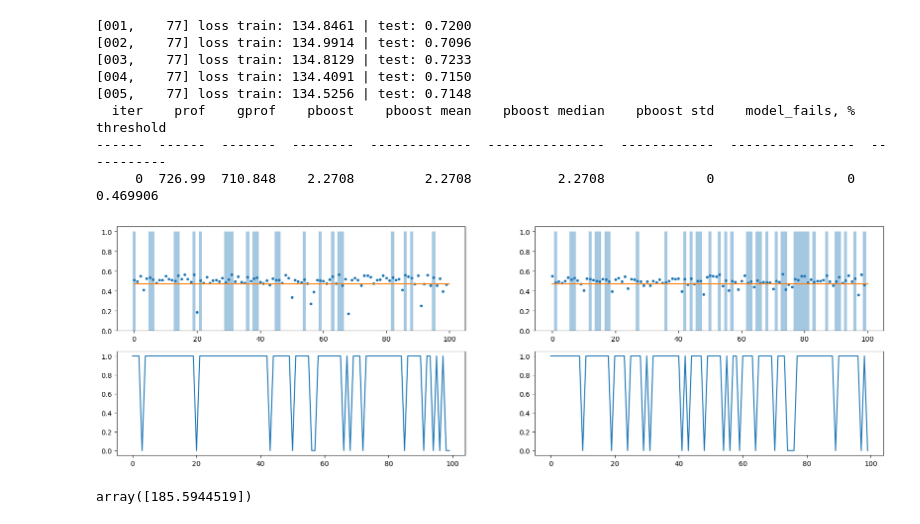
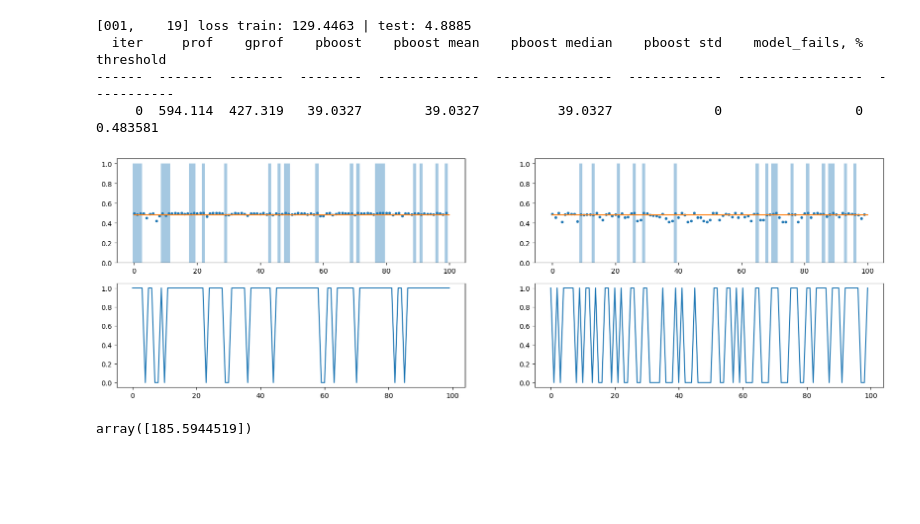
Before and after one commit to binrey/MLTR, a Jupyter notebook: train.ipynb, the cells around one changed output. Saved outputs shown, nothing was run; the diff lists cells and outputs as text; code cells hidden in the pictures; blank space fills up the shorter version.

```diff
--- a/train.ipynb
+++ b/train.ipynb
@@ -101,7 +104,7 @@ for i in range(nitrers):
         X_train, X_test, y_train, y_test, profs_train, profs_test, tf_test = get_data(X, y, test_split_size)
     X_train = torch.tensor(X_train).float().to(device)
     X_test = torch.tensor(X_test).float().to(device)
-    model = train(X_train, y_train, X_test, y_test, batch_size=512, device=device, calc_test=calc_test)
+    model = train(X_train, y_train, X_test, y_test, batch_size=512, epochs=1, device=device, calc_test=calc_test)
     model.eval()
     p_test = model(X_test).detach().cpu().numpy().squeeze()[:, 0]
     p_train = model(X_train).detach().cpu().numpy().squeeze()[:, 0]
@@ -143,42 +146,38 @@ for i in range(nitrers):
         if i > 0:
             clear_output(wait=True)
         table.append([i, pprofs_sum[-1], gprofs_sum[-1], curprof_ratio,
                       prof_boost_mean, prof_boost_median, prof_boost_std, model_fails*100, threshold])
         print(tabulate(table, headers=["iter", "prof", "gprof", "pboost", "pboost mean", "pboost median", "pboost std", "model_fails, %", "threshold"]))
         print()
 
 plt.figure(figsize=(20, 6))
 plt.subplot(2, 2, 1)
 plt.plot(p_train[:100], ".")
 plt.bar(np.arange(100), y_train[:100, 0], width=[1]*100, alpha=0.4)
 plt.plot([0, 100], [threshold, threshold])
 if len(p_test):
     p_test4show = np.median(p_test, axis=0)
     plt.subplot(2, 2, 2)
     plt.plot(p_test4show[:100], ".")
     plt.bar(np.arange(100), y_test[:100, 0], width=[1]*100, alpha=0.4)
     # plt.bar(np.arange(100), profs_test[:100], width=[1]*100, alpha=0.2)
     plt.plot([0, 100], [threshold, threshold])
     plt.subplot(2, 2, 3)
     plt.plot(w_profs_train[:100])
     plt.subplot(2, 2, 4)
     plt.plot(w_profs_test[:100])
     # plt.plot(profs_test[:100]*w_profs_test[:100])
     # plt.plot(profs_test[:100], linewidth=3, alpha=0.5)
 
 
 model.set_threshold(threshold)
 torch.save(model.state_dict(), "model.pth")
 # %% [output]
-[001,    77] loss train: 134.8461 | test: 0.7200
-[002,    77] loss train: 134.9914 | test: 0.7096
-[003,    77] loss train: 134.8129 | test: 0.7233
-[004,    77] loss train: 134.4091 | test: 0.7150
-[005,    77] loss train: 134.5256 | test: 0.7148
-  iter    prof    gprof    pboost    pboost mean    pboost median    pboost std    model_fails, %    threshold
-------  ------  -------  --------  -------------  ---------------  ------------  ----------------  -----------
-     0  726.99  710.848    2.2708         2.2708           2.2708             0                 0     0.469906
+[001,    19] loss train: 129.4463 | test: 4.8885
+  iter     prof    gprof    pboost    pboost mean    pboost median    pboost std    model_fails, %    threshold
+------  -------  -------  --------  -------------  ---------------  ------------  ----------------  -----------
+     0  594.114  427.319   39.0327        39.0327          39.0327             0                 0     0.483581
-[figure, old version]
+[figure, new version]
 # %%
         profs_ratio = (pprofits[:, :i+1] - gprofits[:, :i+1])/abs(gprofits[:, :i+1])*100
         curprof_ratio = (pprofits[:, i] - gprofits[:, i])/abs(gprofits[:, i])*100
```
Also changed, not shown: parts of 2 cells of this notebook, 2 other files.
